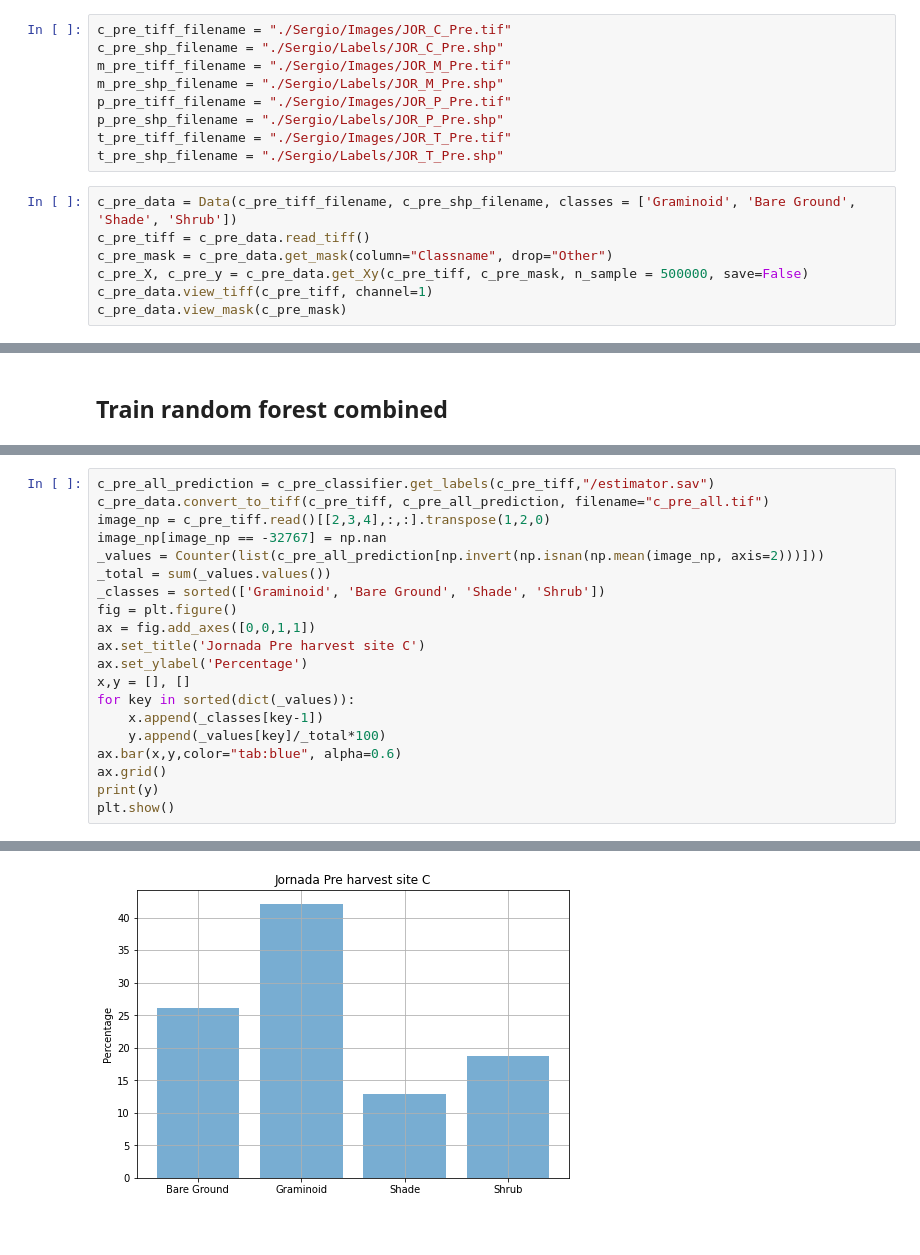
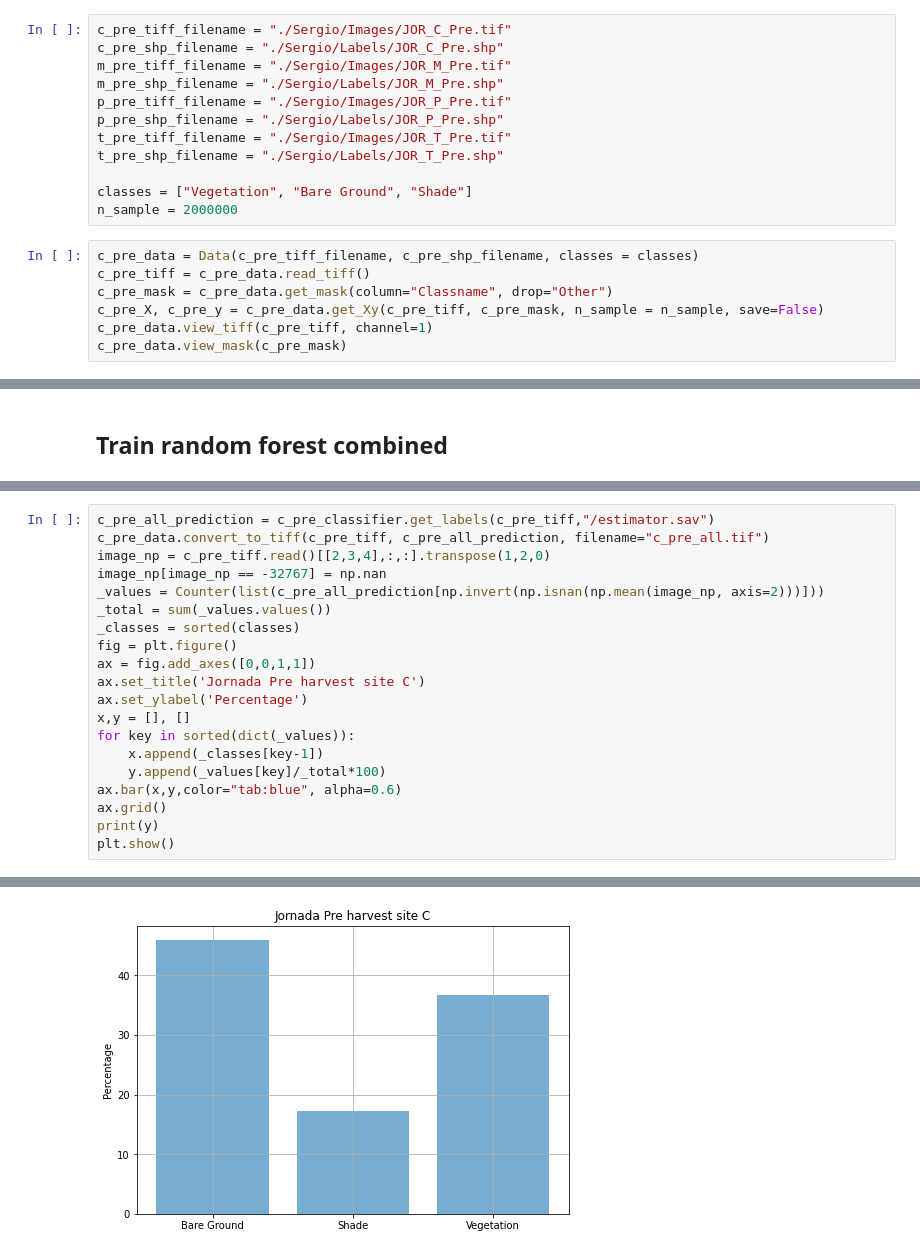
Before and after one commit to Aryal007/ml_satellite_image_segmentation, a Jupyter notebook: example_jornada_airborne.ipynb, the cells around one changed output, grey strips where cells are left out. Saved outputs shown, nothing was run; the diff lists cells and outputs as text.

```diff
--- a/example_jornada_airborne.ipynb
+++ b/example_jornada_airborne.ipynb
@@ -22,11 +22,14 @@ p_pre_tiff_filename = "./Sergio/Images/JOR_P_Pre.tif"
 p_pre_shp_filename = "./Sergio/Labels/JOR_P_Pre.shp"
 t_pre_tiff_filename = "./Sergio/Images/JOR_T_Pre.tif"
 t_pre_shp_filename = "./Sergio/Labels/JOR_T_Pre.shp"
+
+classes = ["Vegetation", "Bare Ground", "Shade"]
+n_sample = 2000000
 # %%
-c_pre_data = Data(c_pre_tiff_filename, c_pre_shp_filename, classes = ['Graminoid', 'Bare Ground', 'Shade', 'Shrub'])
+c_pre_data = Data(c_pre_tiff_filename, c_pre_shp_filename, classes = classes)
 c_pre_tiff = c_pre_data.read_tiff()
 c_pre_mask = c_pre_data.get_mask(column="Classname", drop="Other")
-c_pre_X, c_pre_y = c_pre_data.get_Xy(c_pre_tiff, c_pre_mask, n_sample = 500000, save=False)
+c_pre_X, c_pre_y = c_pre_data.get_Xy(c_pre_tiff, c_pre_mask, n_sample = n_sample, save=False)
 c_pre_data.view_tiff(c_pre_tiff, channel=1)
 c_pre_data.view_mask(c_pre_mask)
 # %% [output]
@@ -483,7 +486,7 @@ image_np = c_pre_tiff.read()[[2,3,4],:,:].transpose(1,2,0)
 image_np[image_np == -32767] = np.nan
 _values = Counter(list(c_pre_all_prediction[np.invert(np.isnan(np.mean(image_np, axis=2)))]))
 _total = sum(_values.values())
-_classes = sorted(['Graminoid', 'Bare Ground', 'Shade', 'Shrub'])
+_classes = sorted(classes)
 fig = plt.figure()
 ax = fig.add_axes([0,0,1,1])
 ax.set_title('Jornada Pre harvest site C')
@@ -517,4 +520,4 @@ plt.show()
-[figure, old version]
+[figure, new version]
 # %%
 c_post_all_prediction = c_post_classifier.get_labels(c_post_tiff,"/estimator.sav")
 c_post_data.convert_to_tiff(c_post_tiff, c_post_all_prediction, filename="c_post_all.tif")
```
Also changed, not shown: parts of 27 cells of this notebook, 2 other files.
